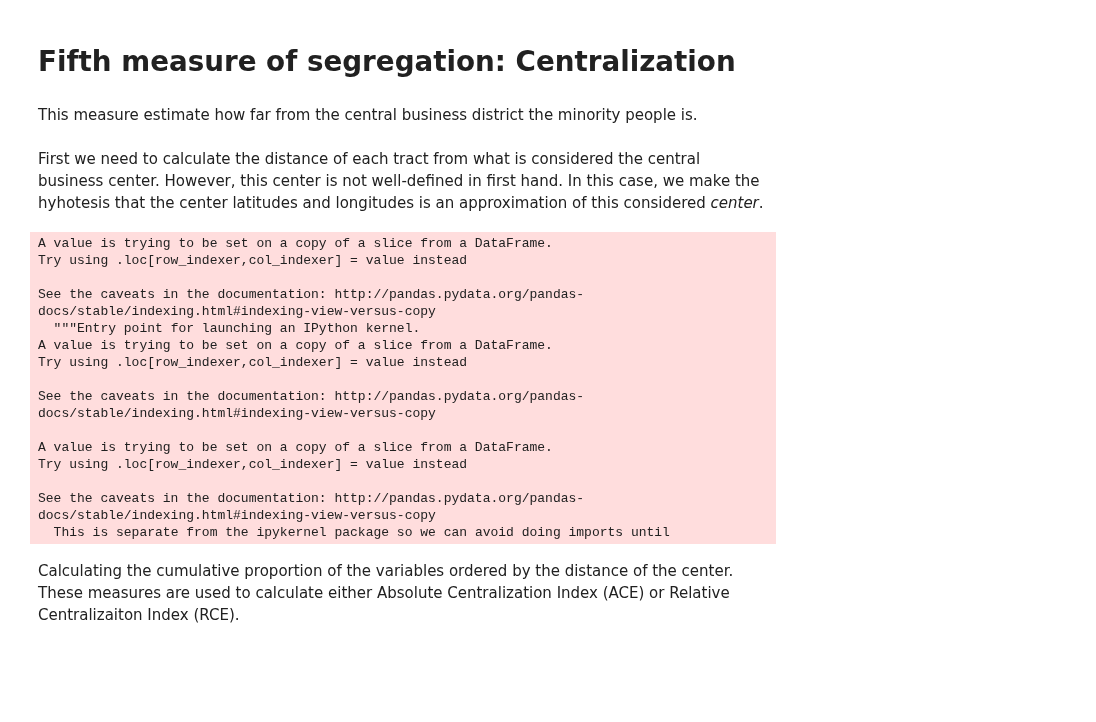
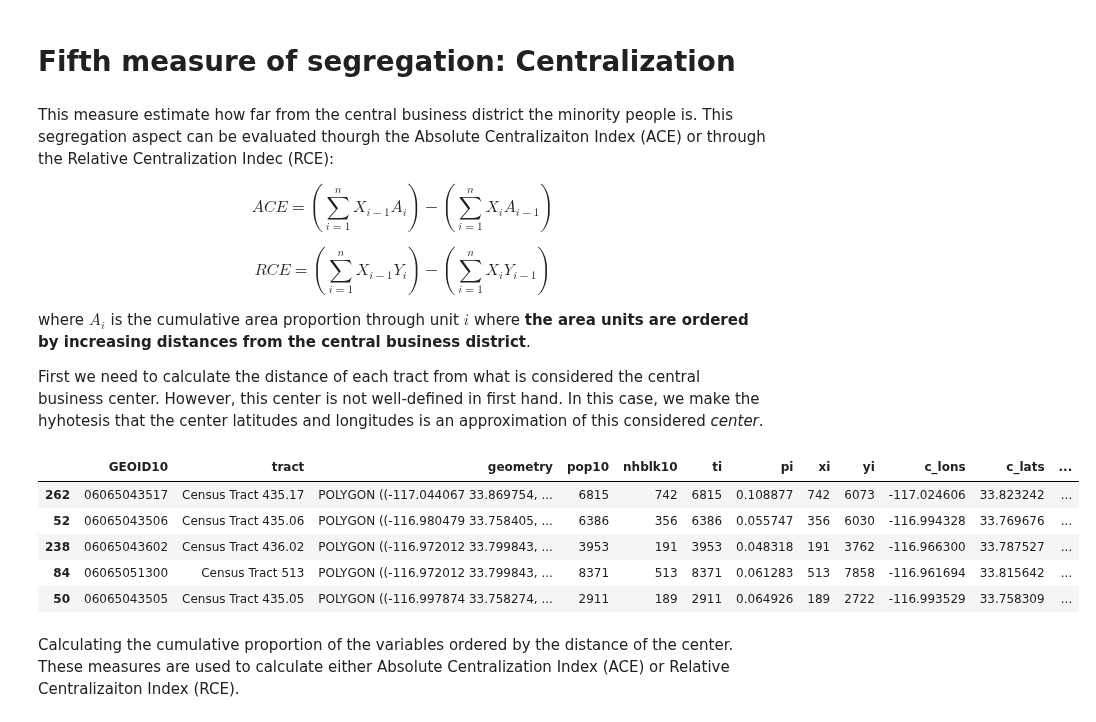
Before and after one commit to pysal/segregation, a Jupyter notebook: notebooks/Segregation_Index_Construction.ipynb, the cells around one changed output. Saved outputs shown, nothing was run; the diff lists cells and outputs as text; code cells hidden in the pictures; blank space fills up the shorter version.

```diff
--- a/notebooks/Segregation_Index_Construction.ipynb
+++ b/notebooks/Segregation_Index_Construction.ipynb
@@ -188,6 +218,4 @@ In addition, we need to calculate the pairwise distance dij in order to calculat
 # %%
-df_mp['c_lons'] = df_mp.centroid.map(lambda p: p.x)
-df_mp['c_lats'] = df_mp.centroid.map(lambda p: p.y)
 dist = euclidean_distances(df_mp[['c_lons','c_lats']])
 np.fill_diagonal(dist, val = (0.6*df_mp.area)**(1/2))
 c = np.exp(-dist)
@@ -294,31 +340,29 @@ RCO
 0.5364305924831142
 # %% [markdown]
 # Fifth measure of segregation: Centralization
-# %% [markdown]
-This measure estimate how far from the central business district the minority people is.
 # %% [markdown]
+This measure estimate how far from the central business district the minority people is. This segregation aspect can be evaluated thourgh the Absolute Centralizaiton Index (ACE) or through the Relative Centralization Indec (RCE):
+
+$$ACE=\left ( \sum_{i=1}^{n}X_{i-1}A_i \right ) - \left ( \sum_{i=1}^{n}X_{i}A_{i-1} \right )$$
+
+$$RCE=\left ( \sum_{i=1}^{n}X_{i-1}Y_i \right ) - \left ( \sum_{i=1}^{n}X_{i}Y_{i-1} \right )$$
+
+where $A_i$ is the cumulative area proportion through unit $i$ where **the area units are ordered by increasing distances from the central business district**.
+
 First we need to calculate the distance of each tract from what is considered the central business center. However, this center is not well-defined in first hand. In this case, we make the hyhotesis that the center latitudes and longitudes is an approximation of this considered *center*.
 # %%
-df_mp['center_lon']  = df_mp.c_lons.mean()
-df_mp['center_lat']  = df_mp.c_lats.mean()
+df_mp = df_mp.assign(center_lon  = df_mp.c_lons.mean(),
+                     center_lat = df_mp.c_lats.mean())
 df_mp['center_dist'] = np.sqrt((df_mp.c_lons - df_mp.center_lon)**2 + (df_mp.c_lats - df_mp.center_lat)**2)
 df_mp_sort_cent = df_mp.sort_values('center_dist')
+df_mp_sort_cent.head()
 # %% [output]
-A value is trying to be set on a copy of a slice from a DataFrame.
-Try using .loc[row_indexer,col_indexer] = value instead
-
-See the caveats in the documentation: http://pandas.pydata.org/pandas-docs/stable/indexing.html#indexing-view-versus-copy
-  """Entry point for launching an IPython kernel.
-A value is trying to be set on a copy of a slice from a DataFrame.
-Try using .loc[row_indexer,col_indexer] = value instead
-
-See the caveats in the documentation: http://pandas.pydata.org/pandas-docs/stable/indexing.html#indexing-view-versus-copy
-
-A value is trying to be set on a copy of a slice from a DataFrame.
-Try using .loc[row_indexer,col_indexer] = value instead
-
-See the caveats in the documentation: http://pandas.pydata.org/pandas-docs/stable/indexing.html#indexing-view-versus-copy
-  This is separate from the ipykernel package so we can avoid doing imports until
+|  | GEOID10 | tract | geometry | pop10 | nhblk10 | ti | pi | xi | yi | c_lons | c_lats | ... |
+| 262 | 06065043517 | Census Tract 435.17 | POLYGON ((-117.044067 33.869754, ... | 6815 | 742 | 6815 | 0.108877 | 742 | 6073 | -117.024606 | 33.823242 | ... |
+| 52 | 06065043506 | Census Tract 435.06 | POLYGON ((-116.980479 33.758405, ... | 6386 | 356 | 6386 | 0.055747 | 356 | 6030 | -116.994328 | 33.769676 | ... |
+| 238 | 06065043602 | Census Tract 436.02 | POLYGON ((-116.972012 33.799843, ... | 3953 | 191 | 3953 | 0.048318 | 191 | 3762 | -116.966300 | 33.787527 | ... |
+| 84 | 06065051300 | Census Tract 513 | POLYGON ((-116.972012 33.799843, ... | 8371 | 513 | 8371 | 0.061283 | 513 | 7858 | -116.961694 | 33.815642 | ... |
+| 50 | 06065043505 | Census Tract 435.05 | POLYGON ((-116.997874 33.758274, ... | 2911 | 189 | 2911 | 0.064926 | 189 | 2722 | -116.993529 | 33.758309 | ... |
 # %% [markdown]
 Calculating the cumulative proportion of the variables ordered by the distance of the center. These measures are used to calculate either Absolute Centralization Index (ACE) or Relative Centralizaiton Index (RCE).
 # %%
```
Also changed, not shown: parts of 43 cells of this notebook, 1 other file.
